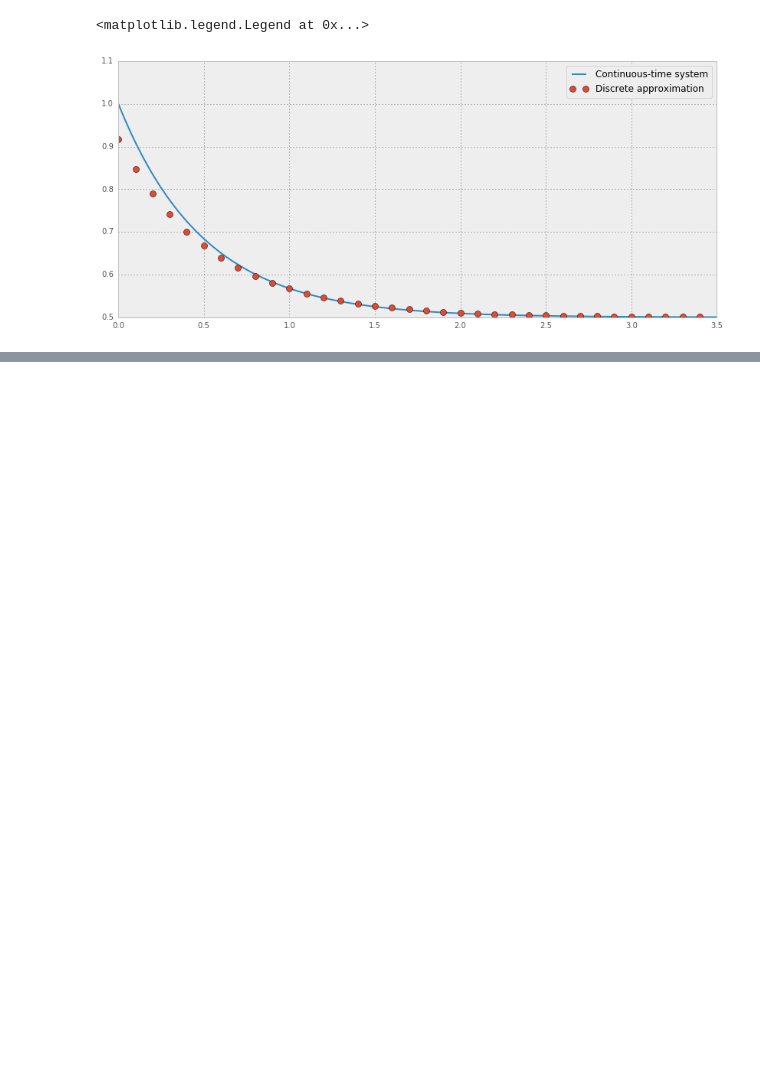
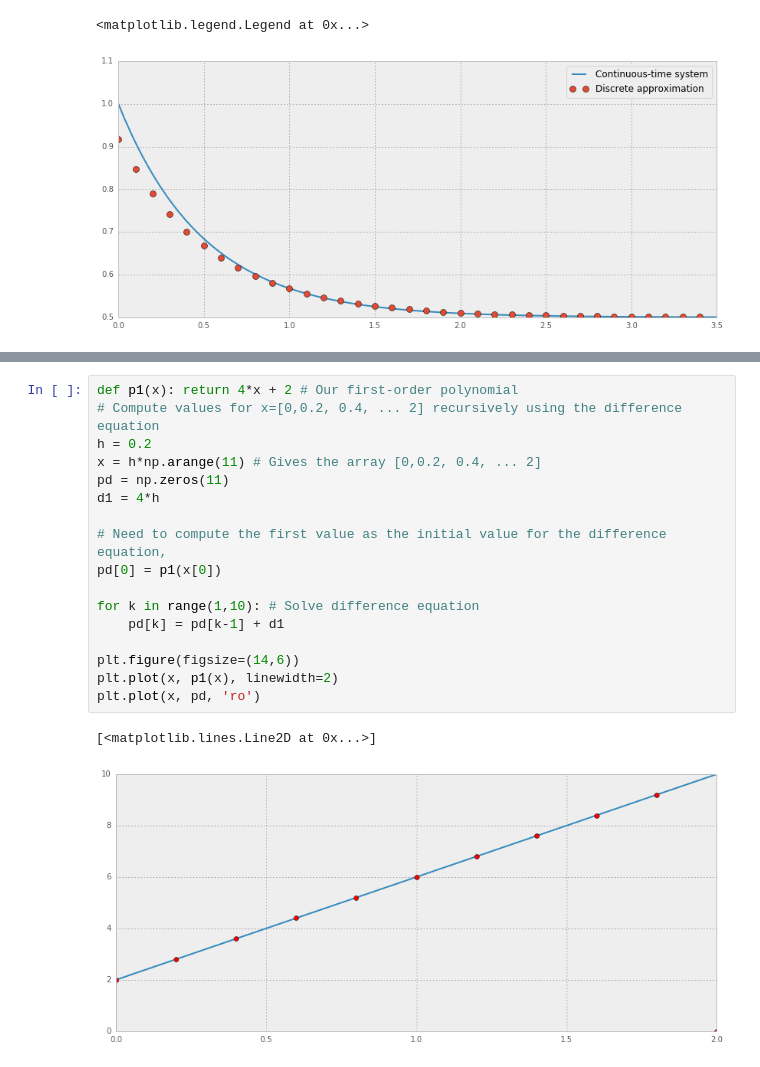
Before and after one commit to alfkjartan/control-computarizado, a Jupyter notebook: discrete-time-systems/notebooks/Discrete-time-systems-intro.ipynb, the cells around one changed output, grey strips where cells are left out. Saved outputs shown, nothing was run; the diff lists cells and outputs as text; blank space fills up the shorter version.

Commit message:
Ready for first class

```diff
--- a/discrete-time-systems/notebooks/Discrete-time-systems-intro.ipynb
+++ b/discrete-time-systems/notebooks/Discrete-time-systems-intro.ipynb
@@ -79,0 +96,20 @@ Then simulate and plot a step-response for the continuous- and discrete system,
+# %%
+def p1(x): return 4*x + 2 # Our first-order polynomial
+# Compute values for x=[0,0.2, 0.4, ... 2] recursively using the difference equation
+h = 0.2
+x = h*np.arange(11) # Gives the array [0,0.2, 0.4, ... 2]
+pd = np.zeros(11)
+d1 = 4*h
+
+# Need to compute the first value as the initial value for the difference equation,
+pd[0] = p1(x[0])
+
+for k in range(1,10): # Solve difference equation
+    pd[k] = pd[k-1] + d1
+
+plt.figure(figsize=(14,6))
+plt.plot(x, p1(x), linewidth=2)
+plt.plot(x, pd, 'ro')
+# %% [output]
+[<matplotlib.lines.Line2D at 0x...>]
+[figure, added]
```
Also changed, not shown: parts of 8 cells of this notebook, 1 other file.
